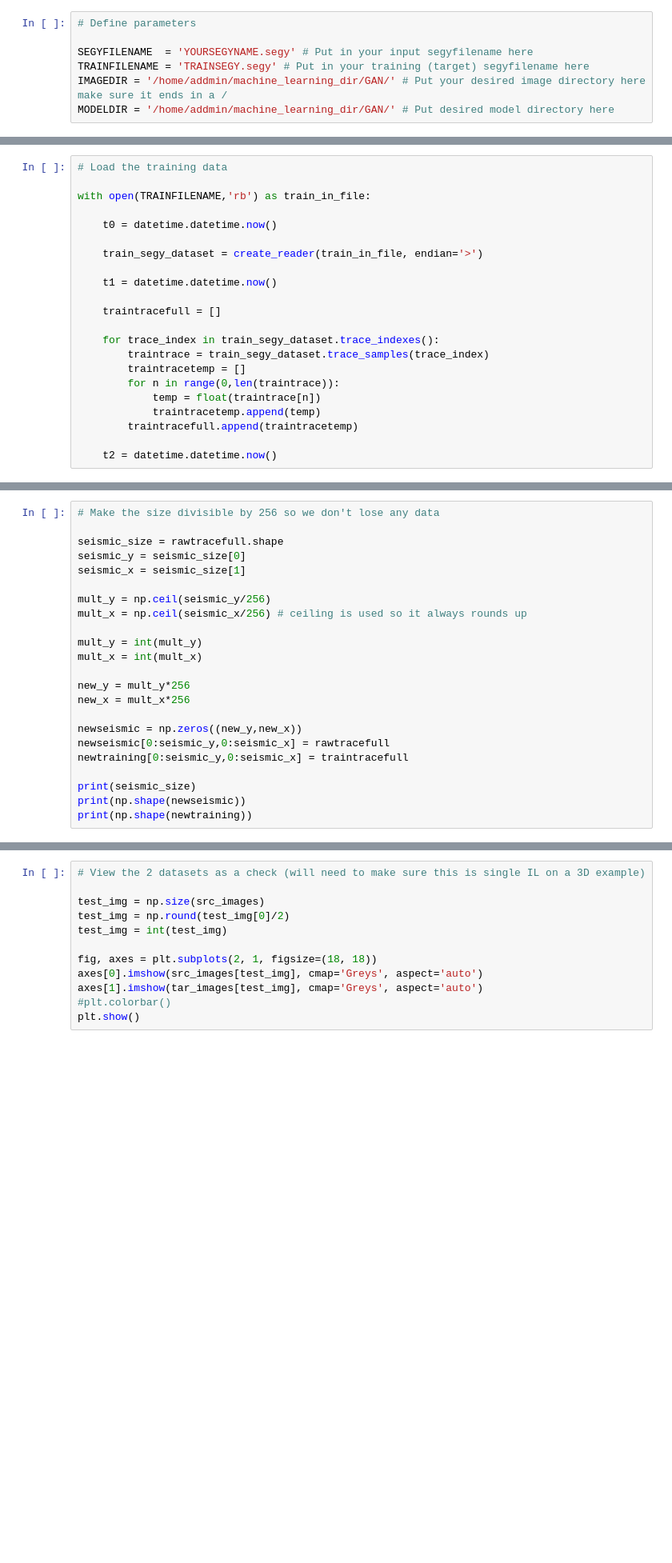
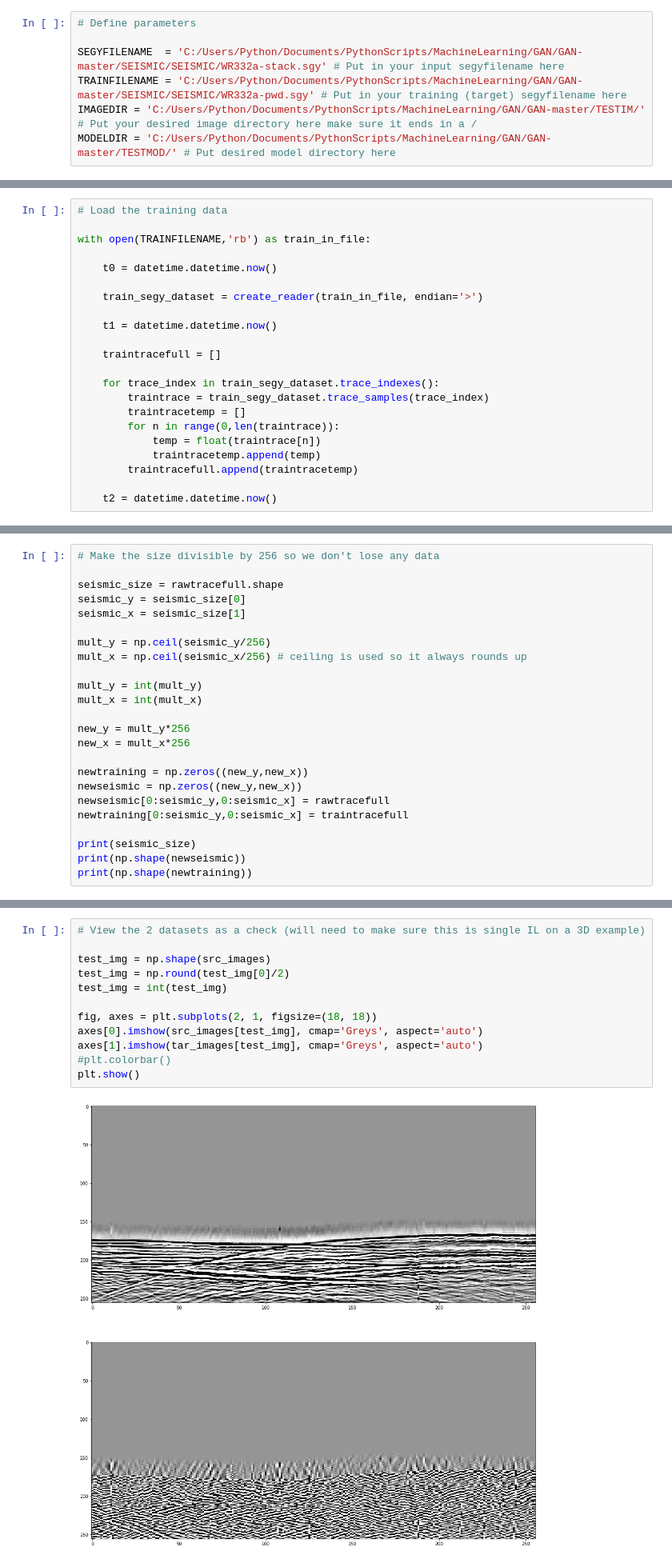
Before and after one commit to b-lowney/GAN, a Jupyter notebook: GAN_Train.ipynb, the cells around one changed output, grey strips where cells are left out. Shown at 80% size. Drawn from its saved outputs; the diff is of its cells as text; blank space fills up the shorter version.

Commit message:
Uploaded latest version
Fixed bugs in code preventing images being displayed and in training data being created.

```diff
--- a/GAN_Train.ipynb
+++ b/GAN_Train.ipynb
@@ -18,10 +20,10 @@ from PIL import Image
 # %%
 # Define parameters
 
-SEGYFILENAME  = 'YOURSEGYNAME.segy' # Put in your input segyfilename here
-TRAINFILENAME = 'TRAINSEGY.segy' # Put in your training (target) segyfilename here
-IMAGEDIR = '/home/addmin/machine_learning_dir/GAN/' # Put your desired image directory here make sure it ends in a /
-MODELDIR = '/home/addmin/machine_learning_dir/GAN/' # Put desired model directory here
+SEGYFILENAME  = 'C:/Users/Python/Documents/PythonScripts/MachineLearning/GAN/GAN-master/SEISMIC/SEISMIC/WR332a-stack.sgy' # Put in your input segyfilename here
+TRAINFILENAME = 'C:/Users/Python/Documents/PythonScripts/MachineLearning/GAN/GAN-master/SEISMIC/SEISMIC/WR332a-pwd.sgy' # Put in your training (target) segyfilename here
+IMAGEDIR = 'C:/Users/Python/Documents/PythonScripts/MachineLearning/GAN/GAN-master/TESTIM/' # Put your desired image directory here make sure it ends in a /
+MODELDIR = 'C:/Users/Python/Documents/PythonScripts/MachineLearning/GAN/GAN-master/TESTMOD/' # Put desired model directory here
 # %%
 # Load the raw data
 
@@ -116,6 +131,7 @@ mult_x = int(mult_x)
 new_y = mult_y*256
 new_x = mult_x*256
 
+newtraining = np.zeros((new_y,new_x))
 newseismic = np.zeros((new_y,new_x))
 newseismic[0:seismic_y,0:seismic_x] = rawtracefull
 newtraining[0:seismic_y,0:seismic_x] = traintracefull
@@ -170,15 +192,17 @@ np.shape(tar_images)
 # %%
 # View the 2 datasets as a check (will need to make sure this is single IL on a 3D example)
 
-test_img = np.size(src_images)
+test_img = np.shape(src_images)
 test_img = np.round(test_img[0]/2)
 test_img = int(test_img)
 
 fig, axes = plt.subplots(2, 1, figsize=(18, 18))
 axes[0].imshow(src_images[test_img], cmap='Greys', aspect='auto')
 axes[1].imshow(tar_images[test_img], cmap='Greys', aspect='auto')
 #plt.colorbar()
 plt.show()
+# %% [output]
+[figure, added]
 # %%
 # Save as compressed numpy array
 
```
Also changed, not shown: parts of 7 cells of this notebook.
